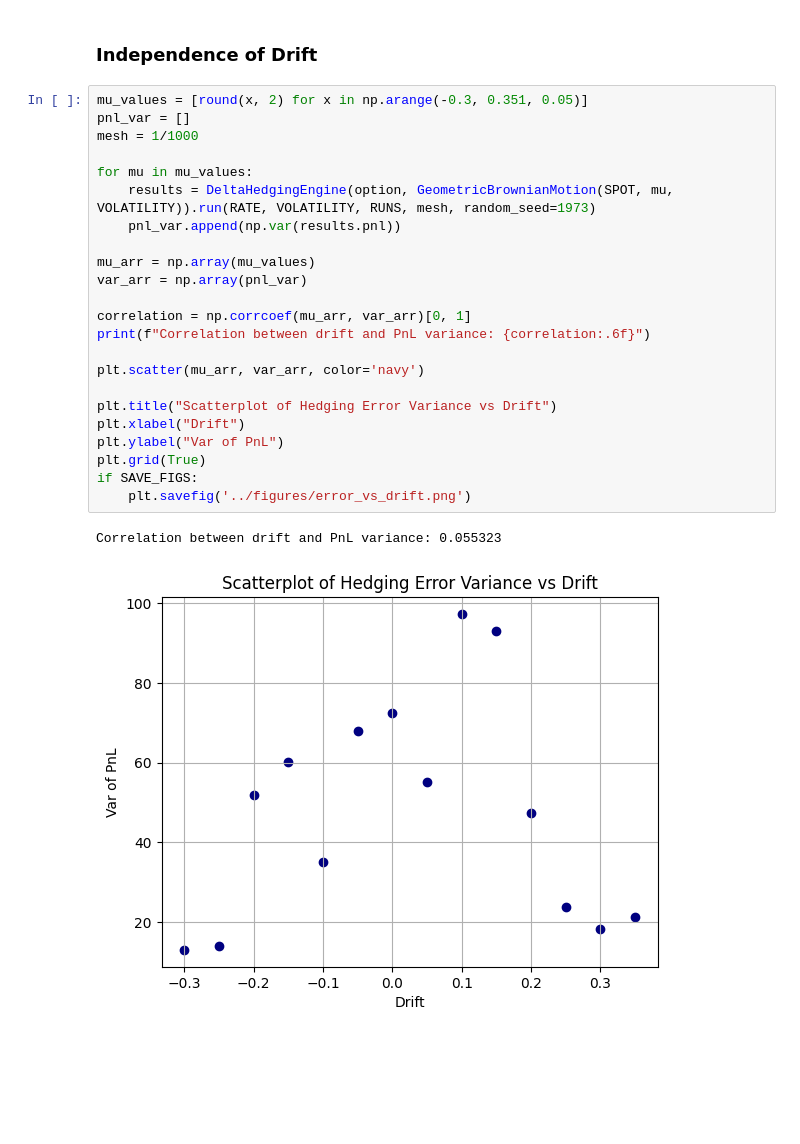
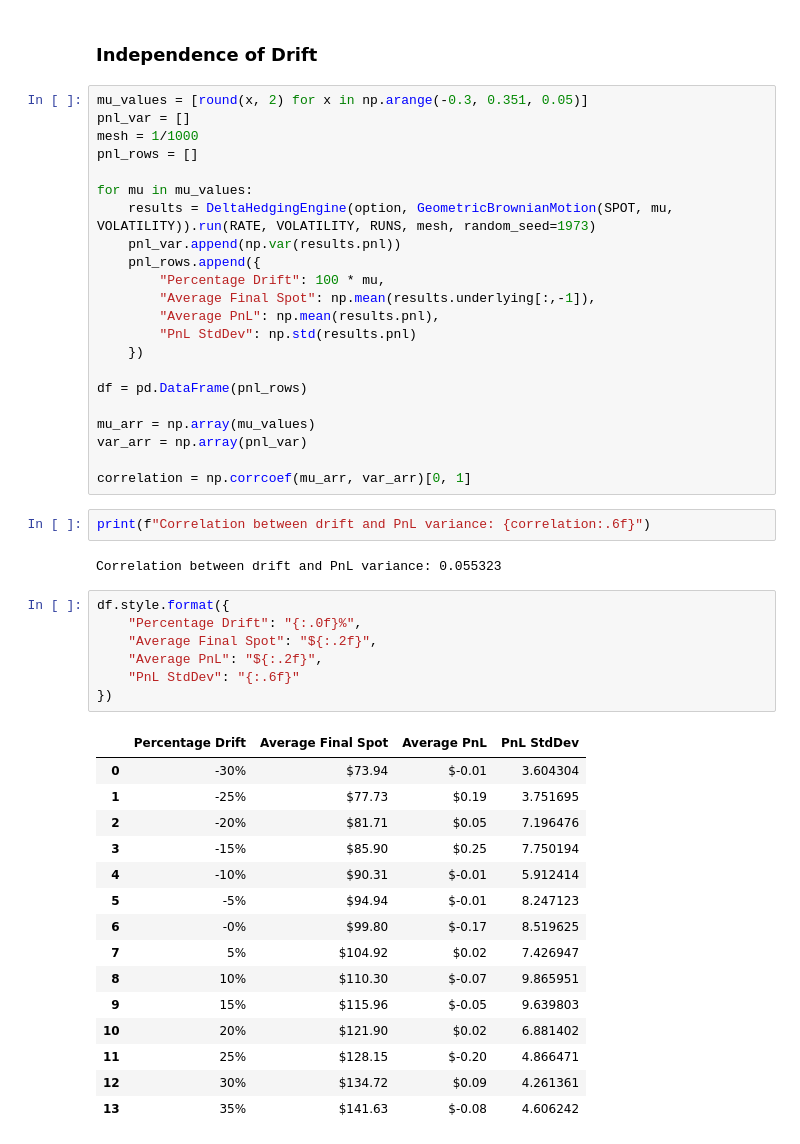
Before and after one commit to Richard1Dev/black-scholes-model-implementation, a Jupyter notebook: notebooks/delta_hedging_analysis.ipynb, the cells around one changed output. Cells and saved outputs as stored; diff of their text form; blank space fills up the shorter version.

Commit message:
added tabular result

```diff
--- a/notebooks/delta_hedging_analysis.ipynb
+++ b/notebooks/delta_hedging_analysis.ipynb
@@ -221,25 +222,48 @@ Estimated convergence rate: 0.529
 mu_values = [round(x, 2) for x in np.arange(-0.3, 0.351, 0.05)]
 pnl_var = []
 mesh = 1/1000
+pnl_rows = []
 
 for mu in mu_values:
     results = DeltaHedgingEngine(option, GeometricBrownianMotion(SPOT, mu, VOLATILITY)).run(RATE, VOLATILITY, RUNS, mesh, random_seed=1973)
     pnl_var.append(np.var(results.pnl))
+    pnl_rows.append({
+        "Percentage Drift": 100 * mu,
+        "Average Final Spot": np.mean(results.underlying[:,-1]),
+        "Average PnL": np.mean(results.pnl),
+        "PnL StdDev": np.std(results.pnl)
+    })
+
+df = pd.DataFrame(pnl_rows)
 
 mu_arr = np.array(mu_values)
 var_arr = np.array(pnl_var)
 
 correlation = np.corrcoef(mu_arr, var_arr)[0, 1]
-print(f"Correlation between drift and PnL variance: {correlation:.6f}")
-
-plt.scatter(mu_arr, var_arr, color='navy')
-
-plt.title("Scatterplot of Hedging Error Variance vs Drift")
-plt.xlabel("Drift")
-plt.ylabel("Var of PnL")
-plt.grid(True)
-if SAVE_FIGS:
-    plt.savefig('../figures/error_vs_drift.png')
-# %% [output]
-Correlation between drift and PnL variance: 0.055323
-[figure, removed]
+# %%
+print(f"Correlation between drift and PnL variance: {correlation:.6f}")
+# %% [output]
+Correlation between drift and PnL variance: 0.055323
+# %%
+df.style.format({
+    "Percentage Drift": "{:.0f}%",
+    "Average Final Spot": "${:.2f}",
+    "Average PnL": "${:.2f}",
+    "PnL StdDev": "{:.6f}"
+})
+# %% [output]
+|  | Percentage Drift | Average Final Spot | Average PnL | PnL StdDev |
+| 0 | -30% | $73.94 | $-0.01 | 3.604304 |
+| 1 | -25% | $77.73 | $0.19 | 3.751695 |
+| 2 | -20% | $81.71 | $0.05 | 7.196476 |
+| 3 | -15% | $85.90 | $0.25 | 7.750194 |
+| 4 | -10% | $90.31 | $-0.01 | 5.912414 |
+| 5 | -5% | $94.94 | $-0.01 | 8.247123 |
+| 6 | -0% | $99.80 | $-0.17 | 8.519625 |
+| 7 | 5% | $104.92 | $0.02 | 7.426947 |
+| 8 | 10% | $110.30 | $-0.07 | 9.865951 |
+| 9 | 15% | $115.96 | $-0.05 | 9.639803 |
+| 10 | 20% | $121.90 | $0.02 | 6.881402 |
+| 11 | 25% | $128.15 | $-0.20 | 4.866471 |
+| 12 | 30% | $134.72 | $0.09 | 4.261361 |
+| 13 | 35% | $141.63 | $-0.08 | 4.606242 |
```
Also changed, not shown: parts of 3 cells of this notebook, 1 other file.
